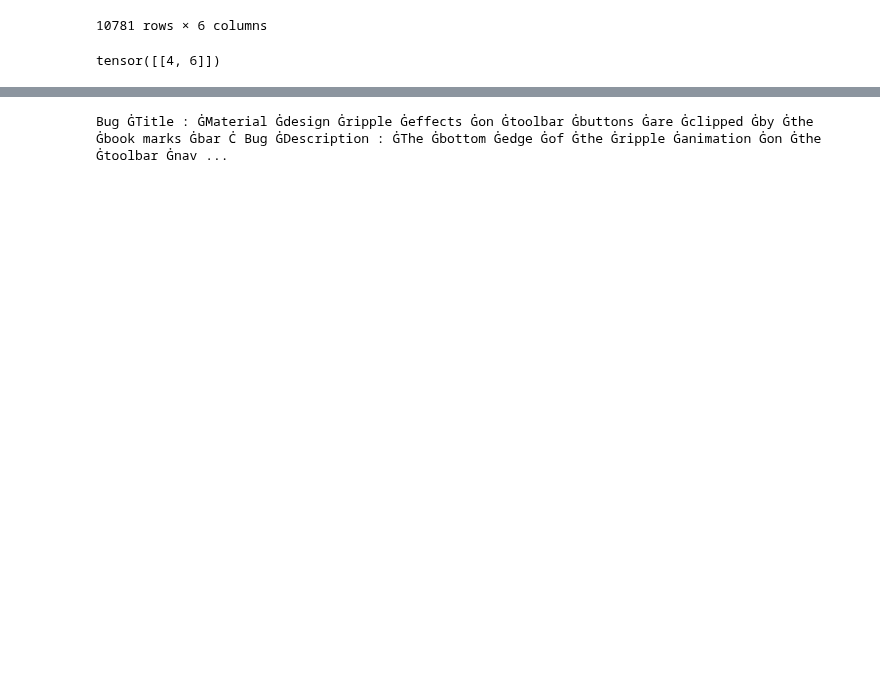
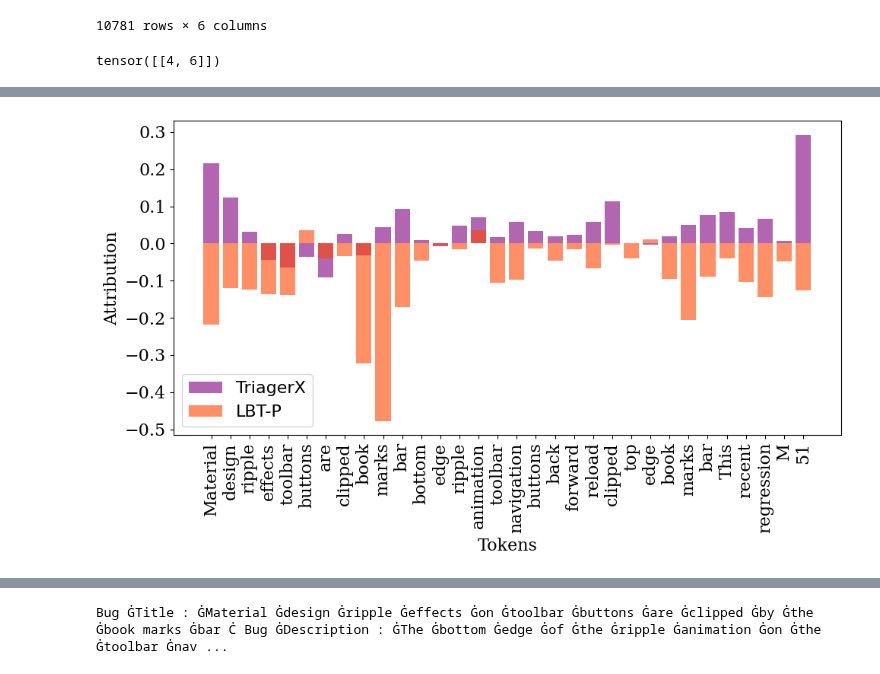
Before and after one commit to afifaniks/triagerX, a Jupyter notebook: notebook/model_interpretation.ipynb, the cells around one changed output, grey strips where cells are left out. Cells and saved outputs as stored; diff of their text form; code cells hidden in the pictures; blank space fills up the shorter version.

```diff
--- a/notebook/model_interpretation.ipynb
+++ b/notebook/model_interpretation.ipynb
@@ -833,0 +898,23 @@ Legend: Negative Neutral Positive
+# %%
+triagerx_tokens = []
+triagerx_tokens_attr = []
+
+skip_list = ["Bug", "Title", "Description", ":", ",", ".", "(", ")", "-", "", "on", "the", "The", "this", "a", "is", "in", "by", "of"]
+
+for tok1, attr in zip(filtered_tok_triagex, filtered_attribution_triagerx):
+    tok1 = tok1.replace("Ġ", "")
+    tok1 = tok1.replace("Ċ", "")
+    if tok1.strip() in skip_list:
+        continue
+    triagerx_tokens.append(tok1)
+    triagerx_tokens_attr.append(attr)
+# %%
+lbtp_tokens = []
+lbtp_tokens_attr = []
+
+for tok1, attr in zip(filtered_tok_lbtp, filtered_attribution_lbtp):
+    tok1 = tok1.replace("Ġ", "")
+    if tok1.strip() in skip_list:
+        continue
+    lbtp_tokens.append(tok1)
+    lbtp_tokens_attr.append(attr)
@@ -834,3 +942,7 @@ Legend: Negative Neutral Positive
+# %%
+plot_token_attributions_combined(np.array(triagerx_tokens_attr), np.array(lbtp_tokens_attr), triagerx_tokens, lbtp_tokens, "saliency_combined.pdf")
+# %% [output]
+[figure, added]
 # %%
 html_content = highlight_text(a, b, width=5, line_height=1.5)
 output_file = 'output.html'
```
Also changed, not shown: parts of 6 cells of this notebook.
